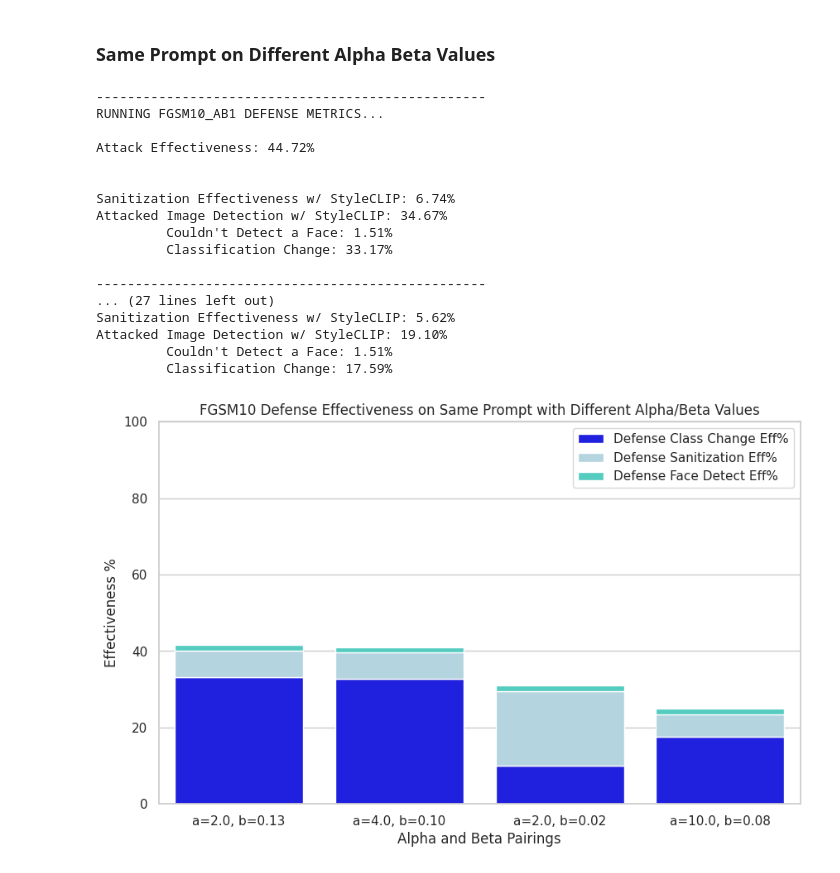
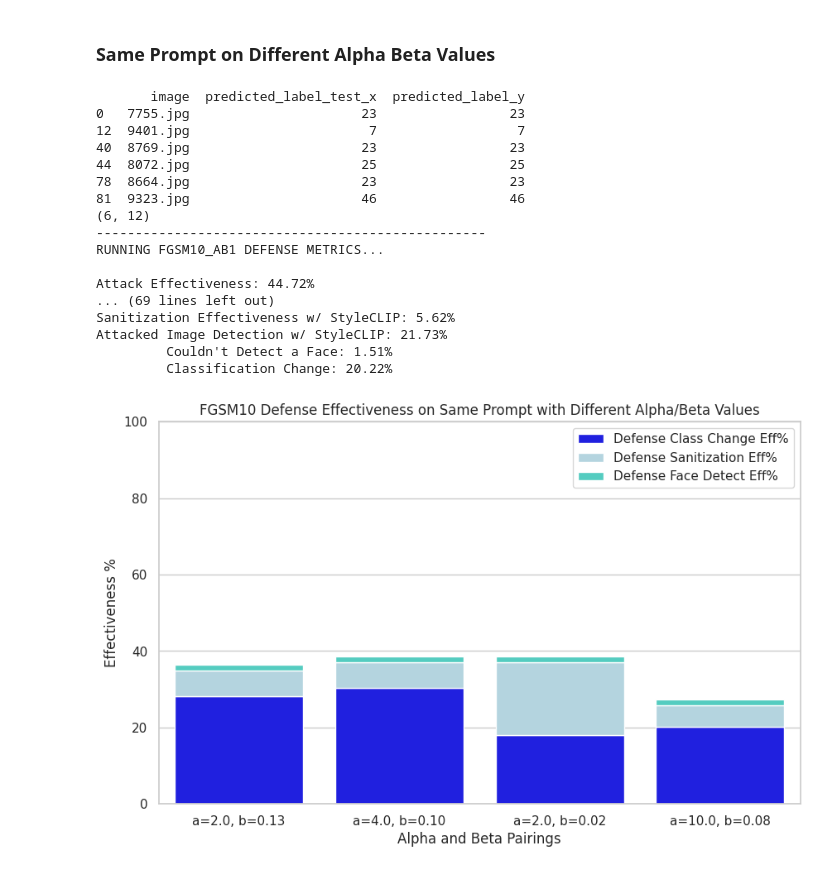
Before and after one commit to hassledw/StyleCLIP_Defense, a Jupyter notebook: celeb_metrics.ipynb, the cells around one changed output. Drawn from its saved outputs; the diff is of its cells as text; code cells hidden in the pictures.

```diff
--- a/celeb_metrics.ipynb
+++ b/celeb_metrics.ipynb
@@ -210,20 +214,20 @@ plt.show()
 # %%
-# Sample data
-x = ["PGD1010", "PGD2010", "PGD5050"]
-y1 = [pgd1010_att_eff, pgd2010_att_eff, pgd5050_att_eff]
-y2 = [pgd1010_def_eff, pgd2010_def_eff, pgd5050_def_eff]
+# # Sample data
+# x = ["PGD1010", "PGD2010", "PGD5050"]
+# y1 = [pgd1010_att_eff, pgd2010_att_eff, pgd5050_att_eff]
+# y2 = [pgd1010_def_eff, pgd2010_def_eff, pgd5050_def_eff]
 
-df = pd.DataFrame({'X': x, 'Line 1': y1, 'Line 2': y2})
+# df = pd.DataFrame({'X': x, 'Line 1': y1, 'Line 2': y2})
 
-# Use Seaborn to plot the lines
-sns.set(style="darkgrid")
-sns.lineplot(x='X', y='Line 1', data=df, c="red", label='Attack Effectiveness')
-sns.lineplot(x='X', y='Line 2', data=df, c="blue", label='Defense Effectiveness')
+# # Use Seaborn to plot the lines
+# sns.set(style="darkgrid")
+# sns.lineplot(x='X', y='Line 1', data=df, c="red", label='Attack Effectiveness')
+# sns.lineplot(x='X', y='Line 2', data=df, c="blue", label='Defense Effectiveness')
 
-# Show the plot
-plt.title("PGD Attack and Defense Effectiveness")
-plt.xlabel("PGDXXYY Attacks with Epsilon = 0.XX, Alpha = 0.YY")
-plt.ylabel("Accuracy %")
-plt.legend()
-plt.show()
+# # Show the plot
+# plt.title("PGD Attack and Defense Effectiveness")
+# plt.xlabel("PGDXXYY Attacks with Epsilon = 0.XX, Alpha = 0.YY")
+# plt.ylabel("Accuracy %")
+# plt.legend()
+# plt.show()
 # %% [output]
@@ -307,54 +311,54 @@ test_defended_df_ab3 = pd.read_csv("/home/grads/hassledw/StyleCLIP_Defense/Celeb
 fgsm10_defend_df_ab4 = pd.read_csv("/home/grads/hassledw/StyleCLIP_Defense/CelebA_HQ-Labeled/StyleCLIP-FGSM10-ab4.csv")
 test_defended_df_ab4 = pd.read_csv("/home/grads/hassledw/StyleCLIP_Defense/CelebA_HQ-Labeled/StyleCLIP-test-ab4.csv")
 
-print_defense_metrics("FGSM10_AB1", fgsm10_attack_df, fgsm10_defend_df_ab1, fgsm10_detected_df, test_defended_df=test_defended_df_ab1)
-print_defense_metrics("FGSM10_AB2", fgsm10_attack_df, fgsm10_defend_df_ab2, fgsm10_detected_df, test_defended_df=test_defended_df_ab2)
-print_defense_metrics("FGSM10_AB3", fgsm10_attack_df, fgsm10_defend_df_ab3, fgsm10_detected_df, test_defended_df=test_defended_df_ab3)
-print_defense_metrics("FGSM10_AB4", fgsm10_attack_df, fgsm10_defend_df_ab4, fgsm10_detected_df, test_defended_df=test_defended_df_ab4)
+_, _, ab1 = print_defense_metrics("FGSM10_AB1", fgsm10_attack_df, fgsm10_defend_df_ab1, fgsm10_detected_df, test_defended_df=test_defended_df_ab1)
+_, _, ab2 = print_defense_metrics("FGSM10_AB2", fgsm10_attack_df, fgsm10_defend_df_ab2, fgsm10_detected_df, test_defended_df=test_defended_df_ab2)
+_, _, ab3 = print_defense_metrics("FGSM10_AB3", fgsm10_attack_df, fgsm10_defend_df_ab3, fgsm10_detected_df, test_defended_df=test_defended_df_ab3)
+_, _, ab4 = print_defense_metrics("FGSM10_AB4", fgsm10_attack_df, fgsm10_defend_df_ab4, fgsm10_detected_df, test_defended_df=test_defended_df_ab4)
 
 # Sample data
 data = {
     'Category': ['a=2.0, b=0.13', 'a=4.0, b=0.10', 'a=2.0, b=0.02', 'a=10.0, b=0.08'],
-    'Defense Class Change Eff%': [33.17, 32.66, 10.05, 17.59],
-    'Defense Sanitization Eff%': [6.9, 6.9, 19.54, 5.75],
-    'Defense Face Detect Eff%': [1.51, 1.51, 1.51, 1.51],
+    'Defense Class Change Eff%': [ab1["class_change"], ab2["class_change"], ab3["class_change"], ab4["class_change"]],
+    'Defense Sanitization Eff%': [ab1["sanitization"], ab2["sanitization"], ab3["sanitization"], ab4["sanitization"]],
+    'Defense Face Detect Eff%': [ab1["face_det"], ab2["face_det"], ab3["face_det"], ab4["face_det"]],
 }
 
 df = pd.DataFrame(data)
 
 # Set the seaborn style
 sns.set(style="whitegrid")
 
 # Create a bar plot using Seaborn
 plt.figure(figsize=(10, 6))
 sns.barplot(x='Category', y='Defense Class Change Eff%', data=df, color='blue', label='Defense Class Change Eff%')
 sns.barplot(x='Category', y='Defense Sanitization Eff%', data=df, color='lightblue', label='Defense Sanitization Eff%', bottom=df['Defense Class Change Eff%'])
 sns.barplot(x='Category', y='Defense Face Detect Eff%', data=df, color='turquoise', label='Defense Face Detect Eff%', bottom=df['Defense Class Change Eff%'] + df['Defense Sanitization Eff%'])
 plt.legend()
 plt.ylim(0, 100)
 
 # Set plot labels and title
 plt.xlabel('Alpha and Beta Pairings')
 plt.ylabel('Effectiveness %')
 plt.title('FGSM10 Defense Effectiveness on Same Prompt with Different Alpha/Beta Values')
 # Show the plot
 plt.show()
 # %% [output]
+       image  predicted_label_test_x  predicted_label_y
+0   7755.jpg                      23                 23
+12  9401.jpg                       7                  7
+40  8769.jpg                      23                 23
+44  8072.jpg                      25                 25
+78  8664.jpg                      23                 23
+81  9323.jpg                      46                 46
+(6, 12)
 --------------------------------------------------
 RUNNING FGSM10_AB1 DEFENSE METRICS...
 
 Attack Effectiveness: 44.72%
-
-
-Sanitization Effectiveness w/ StyleCLIP: 6.74%
-Attacked Image Detection w/ StyleCLIP: 34.67%
+... (69 lines left out)
+Sanitization Effectiveness w/ StyleCLIP: 5.62%
+Attacked Image Detection w/ StyleCLIP: 21.73%
          Couldn't Detect a Face: 1.51%
-         Classification Change: 33.17%
-
---------------------------------------------------
-... (27 lines left out)
-Sanitization Effectiveness w/ StyleCLIP: 5.62%
-Attacked Image Detection w/ StyleCLIP: 19.10%
-         Couldn't Detect a Face: 1.51%
-         Classification Change: 17.59%
+         Classification Change: 20.22%
-[figure, old version]
+[figure, new version]
```
Also changed, not shown: parts of 5 cells of this notebook.
